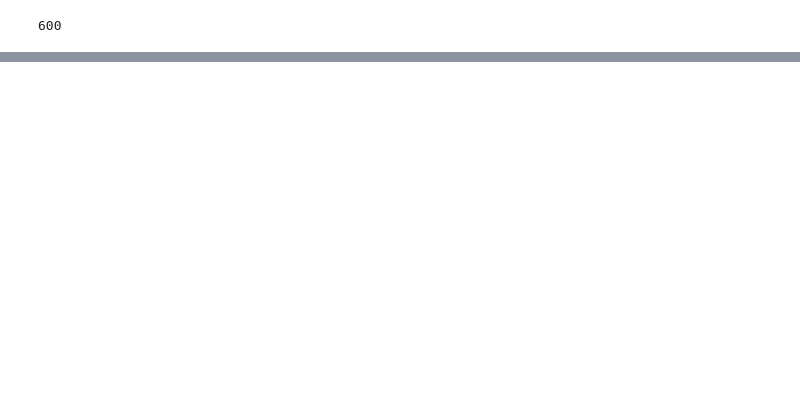
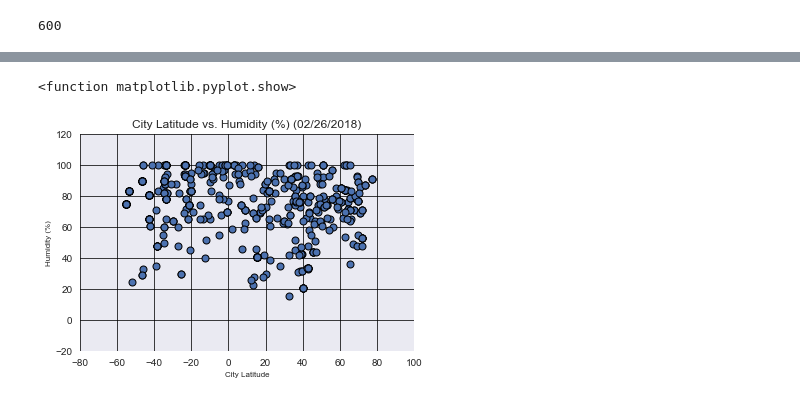
Before and after one commit to amxmongoose/WeatherPy, a Jupyter notebook: WeatherPy_homework/Instructions/WeatherPy.ipynb, the cells around one changed output, grey strips where cells are left out. Drawn from its saved outputs; the diff is of its cells as text; code cells hidden in the pictures; blank space fills up the shorter version.

```diff
--- a/WeatherPy_homework/Instructions/WeatherPy.ipynb
+++ b/WeatherPy_homework/Instructions/WeatherPy.ipynb
@@ -260,0 +197,24 @@ plt.show()
+# %%
+plt.scatter(x=weather_df["Latitude"],
+            y=weather_df["humidity"],
+            edgecolors = "black",
+            marker = "o",
+            linewidth = 1.0)
+
+plt.title("City Latitude vs. Humidity (%) (02/26/2018)")
+plt.xlabel('City Latitude',fontsize=8)
+plt.ylabel('Humidity (%)',fontsize=8)
+
+plt.xlim(-80,100)
+plt.ylim(-20,120)
+plt.gir = True
+plt.grid(color='black',alpha=0.75)
+
+sea.set()
+
+plt.savefig("HumidityWorldCities1.png")
+
+plt.show
+# %% [output]
+<function matplotlib.pyplot.show>
+[figure, added]
```
Also changed, not shown: parts of 15 cells of this notebook, 4 other files.
